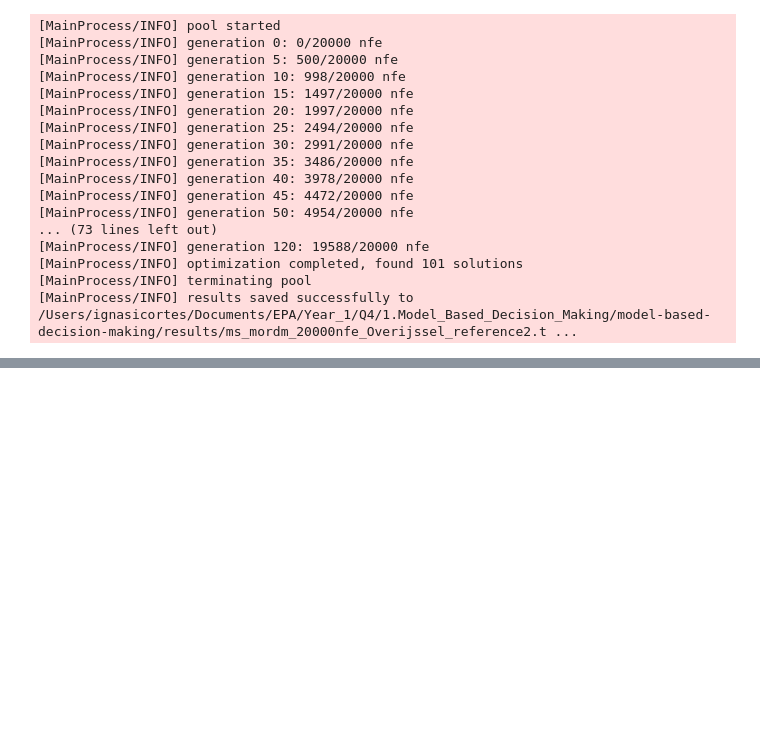
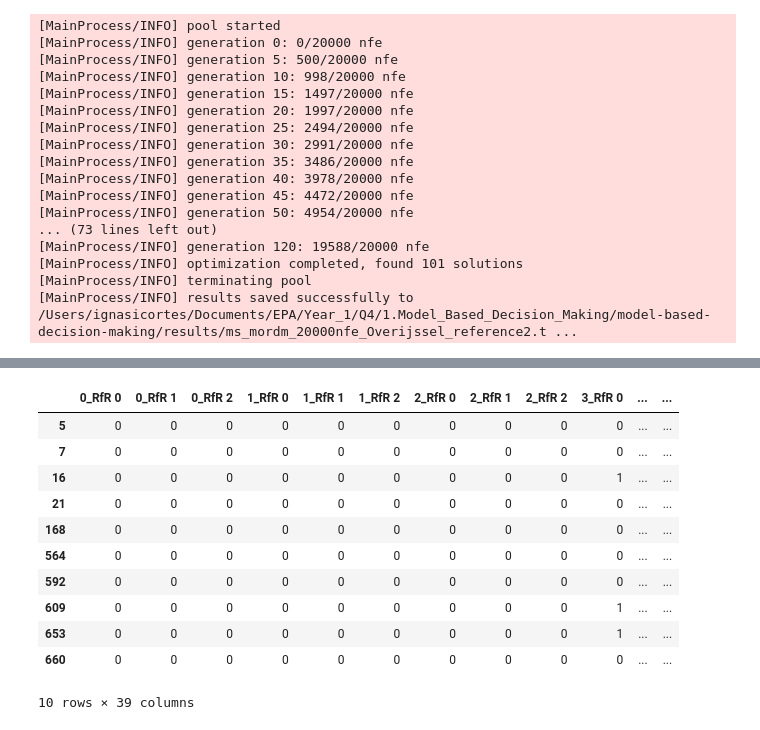
Before and after one commit to herzogrh/model-based-decision-making, a Jupyter notebook: model/3 - Multi-Scenario MORDM Overijssel.ipynb, the cells around one changed output, grey strips where cells are left out. Saved outputs shown, nothing was run; the diff lists cells and outputs as text; code cells hidden in the pictures; blank space fills up the shorter version.

```diff
--- a/model/3 - Multi-Scenario MORDM Overijssel.ipynb
+++ b/model/3 - Multi-Scenario MORDM Overijssel.ipynb
@@ -324,0 +338,3 @@ results.append(load_results("../results/ms_mordm_20000nfe_"+province+"_reference
+# %%
+ms_results_df = pd.concat([results[0][0],results[1][0], results[2][0]], axis=0)
+ms_results_df = ms_results_df.reset_index(drop=True)
@@ -324,0 +360,22 @@ results.append(load_results("../results/ms_mordm_20000nfe_"+province+"_reference
+# %%
+ms_results_subset = ms_results_df[
+    ((ms_results_df["A4 Expected Number of Deaths"] + ms_results_df["A5 Expected Number of Deaths"]) == 0) &
+    ((ms_results_df["A4 Expected Annual Damage"] + ms_results_df["A5 Expected Annual Damage"]) == 0) &
+    ((ms_results_df["Evacuation Costs"]) == 0) ]
+
+ms_results_subset["Total Costs"] = ms_results_subset["A1_5 Dike Investment Costs"] + ms_results_subset["Room for River Investment Costs"]
+# %%
+ms_results_subset
+# %% [output]
+|  | 0_RfR 0 | 0_RfR 1 | 0_RfR 2 | 1_RfR 0 | 1_RfR 1 | 1_RfR 2 | 2_RfR 0 | 2_RfR 1 | 2_RfR 2 | 3_RfR 0 | ... | ... |
+| 5 | 0 | 0 | 0 | 0 | 0 | 0 | 0 | 0 | 0 | 0 | ... | ... |
+| 7 | 0 | 0 | 0 | 0 | 0 | 0 | 0 | 0 | 0 | 0 | ... | ... |
+| 16 | 0 | 0 | 0 | 0 | 0 | 0 | 0 | 0 | 0 | 1 | ... | ... |
+| 21 | 0 | 0 | 0 | 0 | 0 | 0 | 0 | 0 | 0 | 0 | ... | ... |
+| 168 | 0 | 0 | 0 | 0 | 0 | 0 | 0 | 0 | 0 | 0 | ... | ... |
+| 564 | 0 | 0 | 0 | 0 | 0 | 0 | 0 | 0 | 0 | 0 | ... | ... |
+| 592 | 0 | 0 | 0 | 0 | 0 | 0 | 0 | 0 | 0 | 0 | ... | ... |
+| 609 | 0 | 0 | 0 | 0 | 0 | 0 | 0 | 0 | 0 | 1 | ... | ... |
+| 653 | 0 | 0 | 0 | 0 | 0 | 0 | 0 | 0 | 0 | 1 | ... | ... |
+| 660 | 0 | 0 | 0 | 0 | 0 | 0 | 0 | 0 | 0 | 0 | ... | ... |
+10 rows × 39 columns
```
Also changed, not shown: parts of 9 cells of this notebook.
